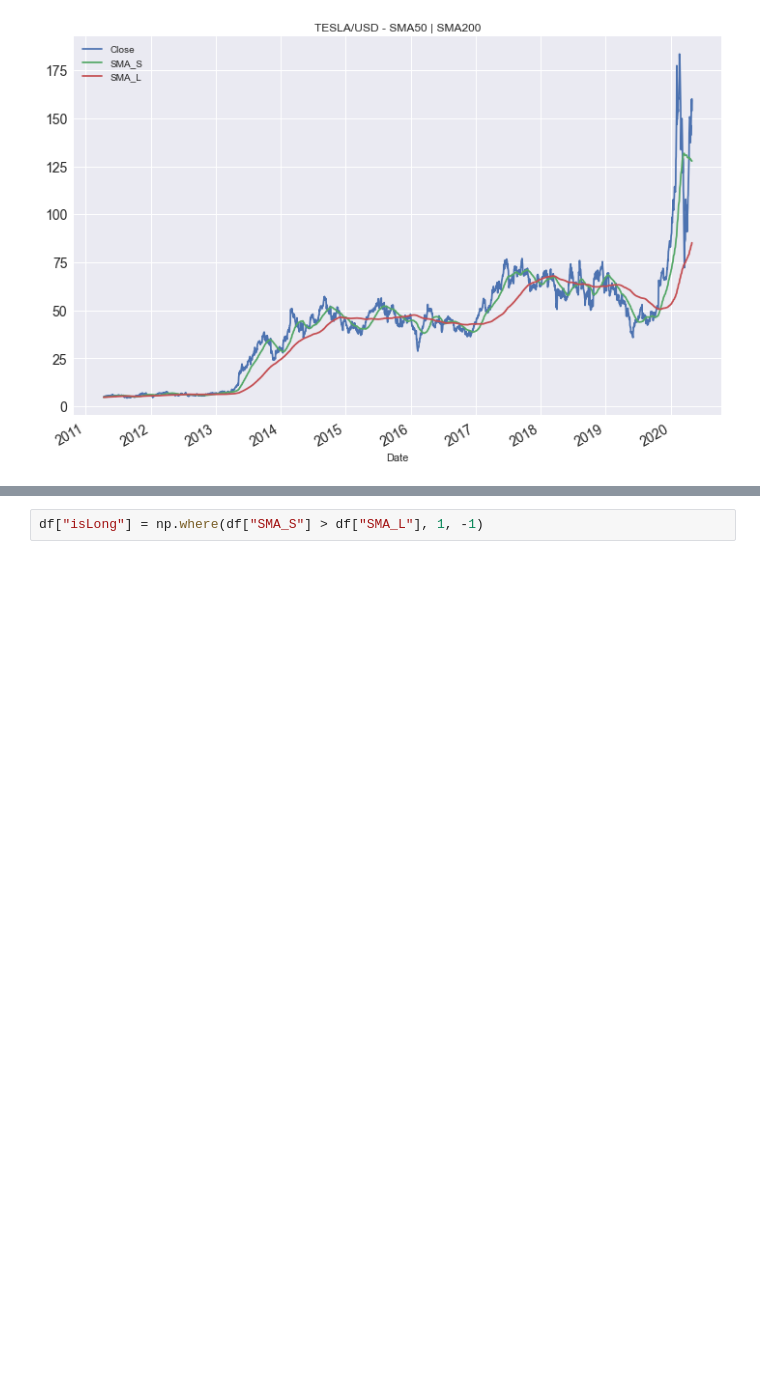
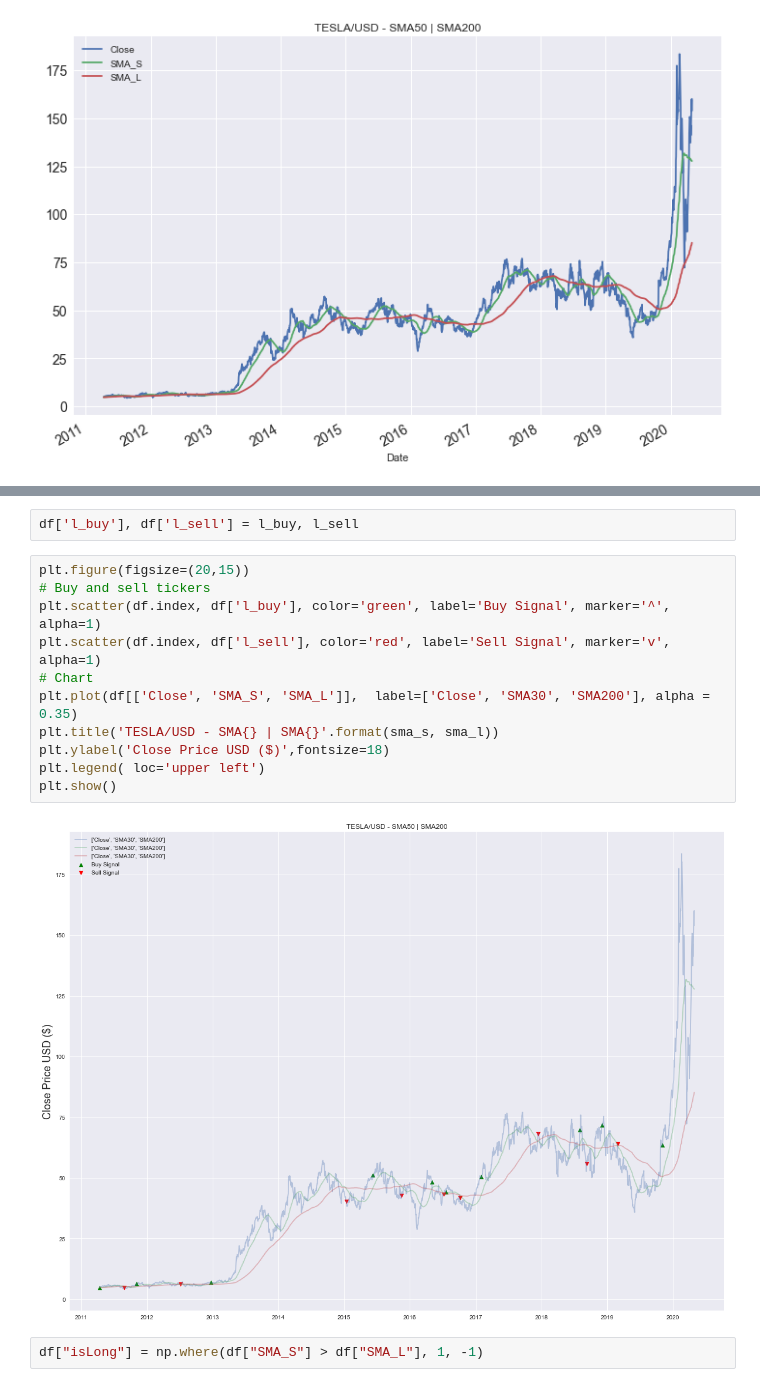
Before and after one commit to AhsanVirani/AlgoTrading, a Jupyter notebook: sma_strategy.ipynb, the cells around one changed output, grey strips where cells are left out. Saved outputs shown, nothing was run; the diff lists cells and outputs as text; blank space fills up the shorter version.

```diff
--- a/sma_strategy.ipynb
+++ b/sma_strategy.ipynb
@@ -58,3 +69,18 @@ plt.show()
+# %%
+df['l_buy'], df['l_sell'] = l_buy, l_sell
+# %%
+plt.figure(figsize=(20,15))
+# Buy and sell tickers
+plt.scatter(df.index, df['l_buy'], color='green', label='Buy Signal', marker='^', alpha=1)
+plt.scatter(df.index, df['l_sell'], color='red', label='Sell Signal', marker='v', alpha=1)
+# Chart
+plt.plot(df[['Close', 'SMA_S', 'SMA_L']],  label=['Close', 'SMA30', 'SMA200'], alpha = 0.35)
+plt.title('TESLA/USD - SMA{} | SMA{}'.format(sma_s, sma_l))
+plt.ylabel('Close Price USD ($)',fontsize=18)
+plt.legend( loc='upper left')
+plt.show()
+# %% [output]
+[figure, added]
 # %%
 df["isLong"] = np.where(df["SMA_S"] > df["SMA_L"], 1, -1)
 # %% [markdown]
```
Also changed, not shown: parts of 5 cells of this notebook.
